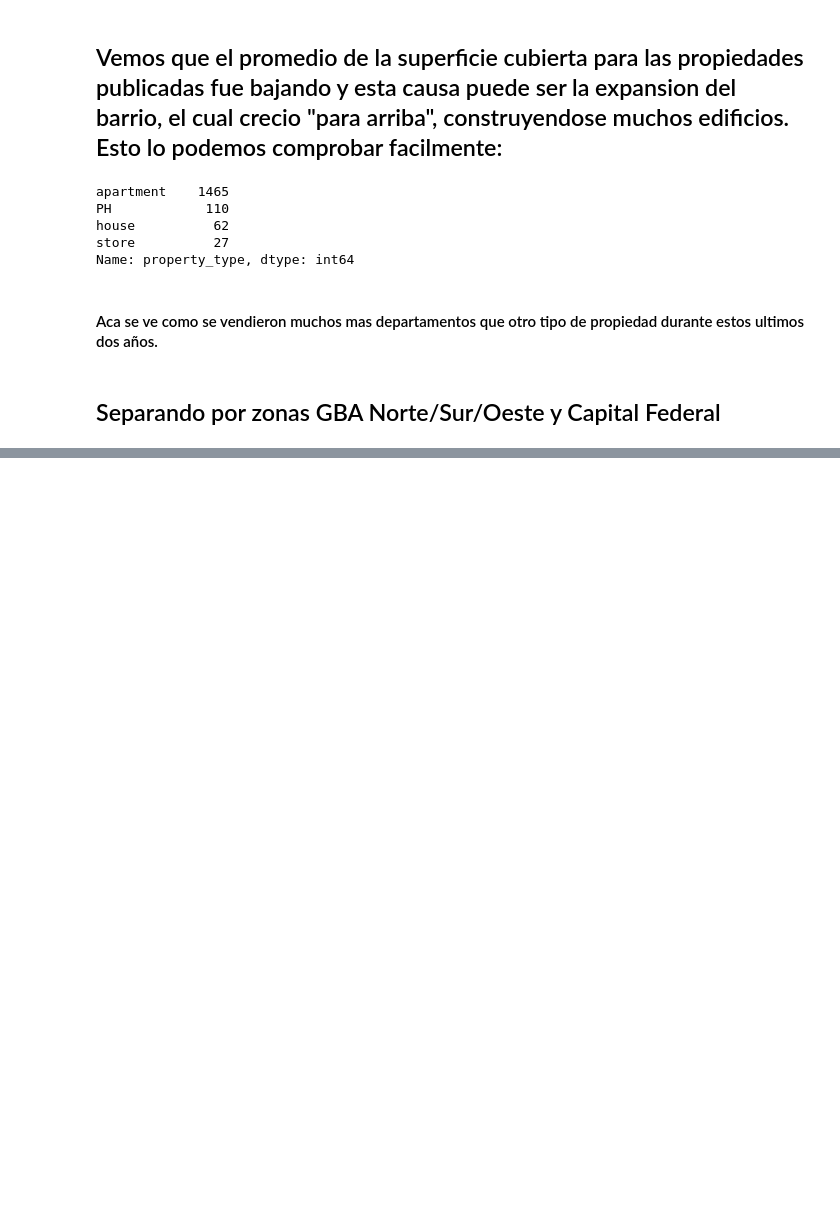
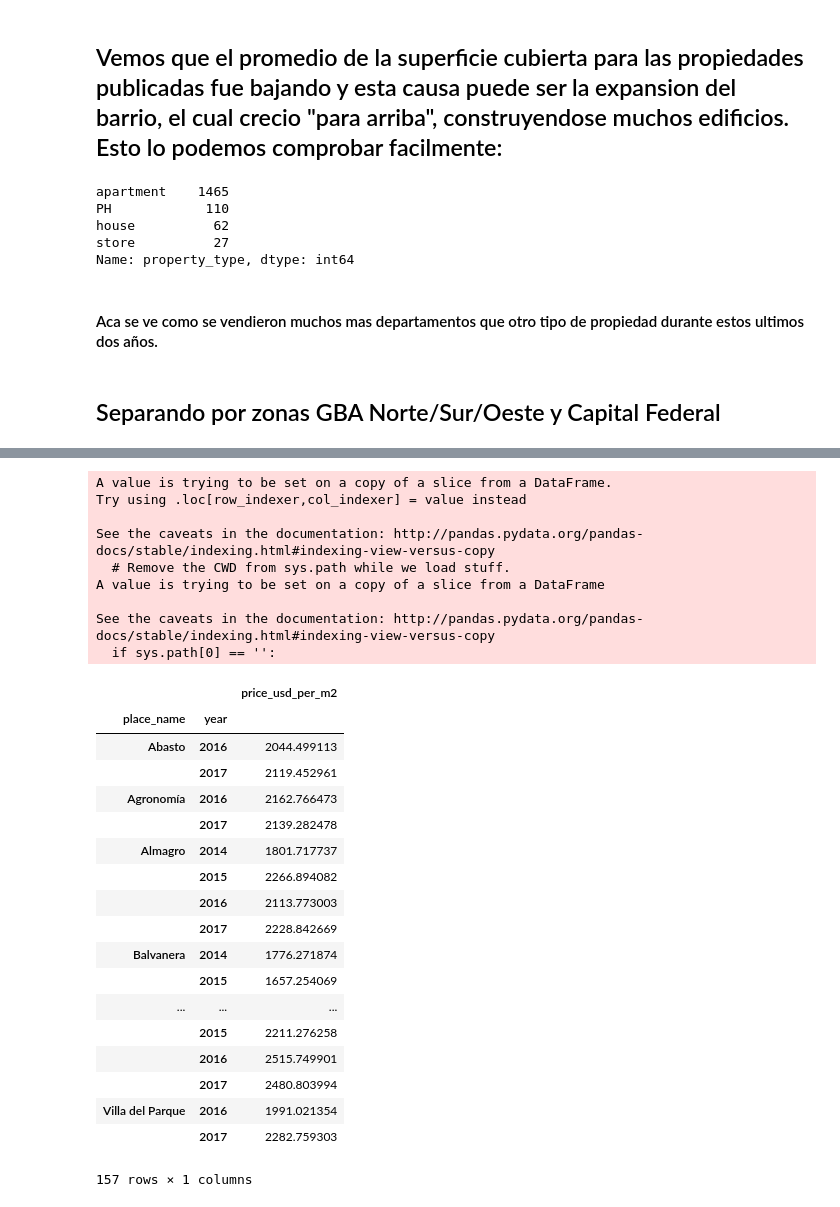
Before and after one commit to Belovic94/TP1-Analisis-Exploratorio, a Jupyter notebook: Analisis Subte y mas.ipynb, the cells around one changed output, grey strips where cells are left out. Cells and saved outputs as stored; diff of their text form; code cells hidden in the pictures; blank space fills up the shorter version.

Commit message:
Barrios con mas crecimiento. Boedo tiene datos incoherentes en abril de 2017 (se va a 9mil el precio del m2)

```diff
--- a/Analisis Subte y mas.ipynb
+++ b/Analisis Subte y mas.ipynb
@@ -235,0 +220,45 @@ TypeError: unsupported operand type(s) for -: 'tuple' and 'float'
+# %%
+CABAPorBarrioYAnio = dataCapGbaSupmayor5.loc[dataCapGbaSupmayor5.state_name.str.contains('Capital Federal'), :]
+#Agrego el campo "año"
+CABAPorBarrioYAnio.loc[:, "year"] = CABAPorBarrioYAnio.apply(lambda x: x["created_on"].partition("-")[0], axis = 1)
+#Elimino el barrio "Capital Federal"
+CABAPorBarrioYAnio = CABAPorBarrioYAnio.loc[~CABAPorBarrioYAnio.place_name.str.contains('Capital Federal'), ["year", "place_name", "price_usd_per_m2"]]
+CABAPorBarrioYAniog = CABAPorBarrioYAnio.groupby(["place_name", "year"]).agg([np.size, np.mean])
+#Mas de 10 publicaciones por año
+CABAPorBarrioYAnioGrouped = CABAPorBarrioYAniog.loc[CABAPorBarrioYAniog['price_usd_per_m2']['size'] > 10, :]
+#Saco la columna de precio por metro cuadrado afuera creando una columna "diff" de mismo valor
+CABAPorBarrioYAnioGrouped["diff"] = CABAPorBarrioYAnioGrouped['price_usd_per_m2']['mean']
+#Borro "price_usd_per_m2" que tiene el mean() y el size()
+CABAPorBarrioYAnioGrouped.drop(['price_usd_per_m2'], axis=1, inplace=True)
+#Reemplazo el nombre de "diff" por "price_usd_per_m2"
+CABAPorBarrioYAnioGrouped.columns = ['price_usd_per_m2']
+CABAPorBarrioYAnioGrouped
+# %% [output]
+A value is trying to be set on a copy of a slice from a DataFrame.
+Try using .loc[row_indexer,col_indexer] = value instead
+
+See the caveats in the documentation: http://pandas.pydata.org/pandas-docs/stable/indexing.html#indexing-view-versus-copy
+  # Remove the CWD from sys.path while we load stuff.
+A value is trying to be set on a copy of a slice from a DataFrame
+
+See the caveats in the documentation: http://pandas.pydata.org/pandas-docs/stable/indexing.html#indexing-view-versus-copy
+  if sys.path[0] == '':
+|  |  | price_usd_per_m2 |
+| place_name | year |  |
+| Abasto | 2016 | 2044.499113 |
+|  | 2017 | 2119.452961 |
+| Agronomía | 2016 | 2162.766473 |
+|  | 2017 | 2139.282478 |
+| Almagro | 2014 | 1801.717737 |
+|  | 2015 | 2266.894082 |
+|  | 2016 | 2113.773003 |
+|  | 2017 | 2228.842669 |
+| Balvanera | 2014 | 1776.271874 |
+|  | 2015 | 1657.254069 |
+| ... | ... | ... |
+|  | 2015 | 2211.276258 |
+|  | 2016 | 2515.749901 |
+|  | 2017 | 2480.803994 |
+| Villa del Parque | 2016 | 1991.021354 |
+|  | 2017 | 2282.759303 |
+157 rows × 1 columns
```
Also changed, not shown: parts of 13 cells of this notebook.
